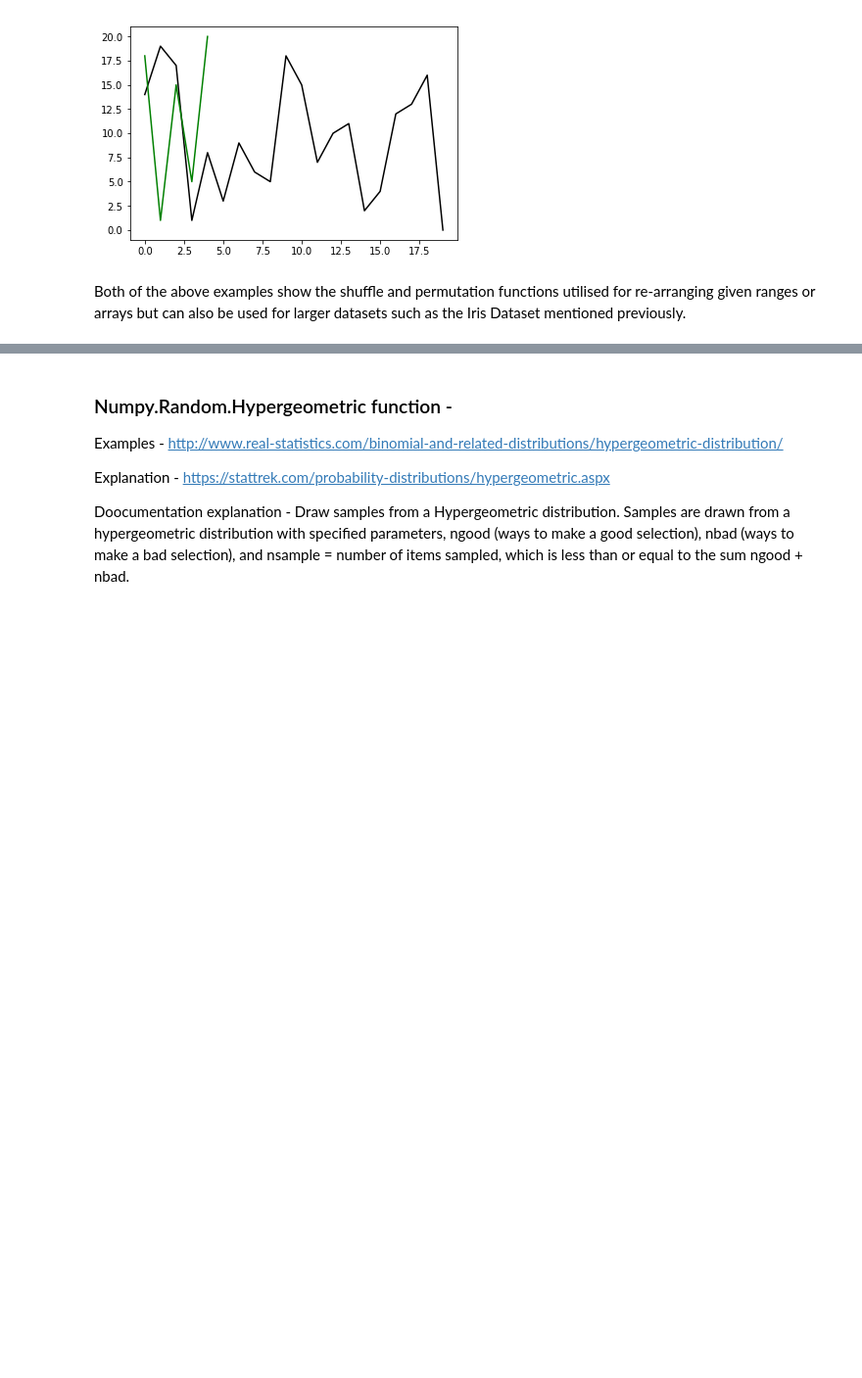
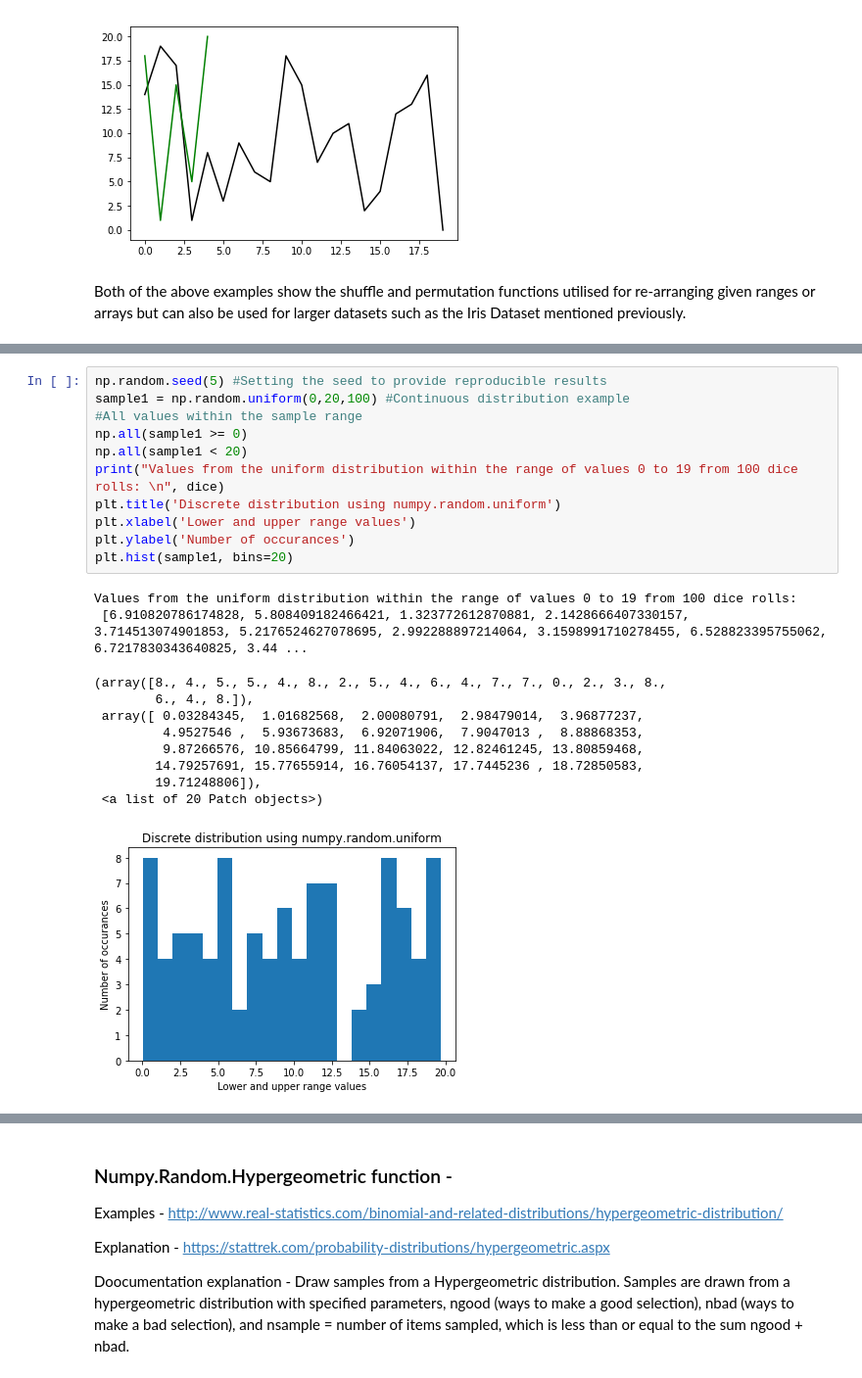
Before and after one commit to ShaunaB93/Programming-for-Data-Analysis-Assignement, a Jupyter notebook: Rough workings notebook 2.ipynb, the cells around one changed output, grey strips where cells are left out. Shown at 98% size. Cells and saved outputs as stored; diff of their text form; blank space fills up the shorter version.

```diff
--- a/Rough workings notebook 2.ipynb
+++ b/Rough workings notebook 2.ipynb
@@ -193,0 +199,23 @@ Samples are drawn from a binomial distribution with specified parameters, n tria
+# %%
+np.random.seed(5) #Setting the seed to provide reproducible results
+sample1 = np.random.uniform(0,20,100) #Continuous distribution example
+#All values within the sample range
+np.all(sample1 >= 0)
+np.all(sample1 < 20)
+print("Values from the uniform distribution within the range of values 0 to 19 from 100 dice rolls: \n", dice)
+plt.title('Discrete distribution using numpy.random.uniform')
+plt.xlabel('Lower and upper range values')
+plt.ylabel('Number of occurances')
+plt.hist(sample1, bins=20)
+# %% [output]
+Values from the uniform distribution within the range of values 0 to 19 from 100 dice rolls:
+ [6.910820786174828, 5.808409182466421, 1.323772612870881, 2.1428666407330157, 3.714513074901853, 5.2176524627078695, 2.992288897214064, 3.1598991710278455, 6.528823395755062, 6.7217830343640825, 3.44 ...
+(array([8., 4., 5., 5., 4., 8., 2., 5., 4., 6., 4., 7., 7., 0., 2., 3., 8.,
+        6., 4., 8.]),
+ array([ 0.03284345,  1.01682568,  2.00080791,  2.98479014,  3.96877237,
+         4.9527546 ,  5.93673683,  6.92071906,  7.9047013 ,  8.88868353,
+         9.87266576, 10.85664799, 11.84063022, 12.82461245, 13.80859468,
+        14.79257691, 15.77655914, 16.76054137, 17.7445236 , 18.72850583,
+        19.71248806]),
+ <a list of 20 Patch objects>)
+[figure, added]
```
Also changed, not shown: parts of 20 cells of this notebook.
